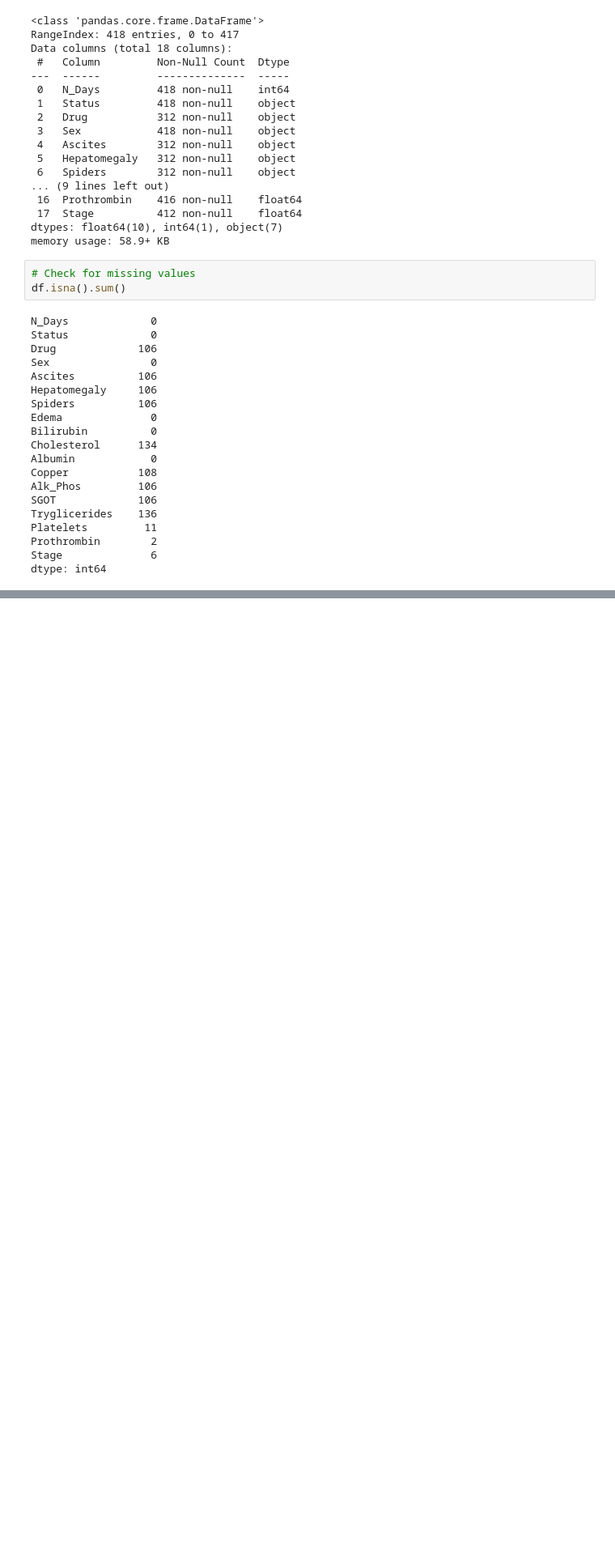
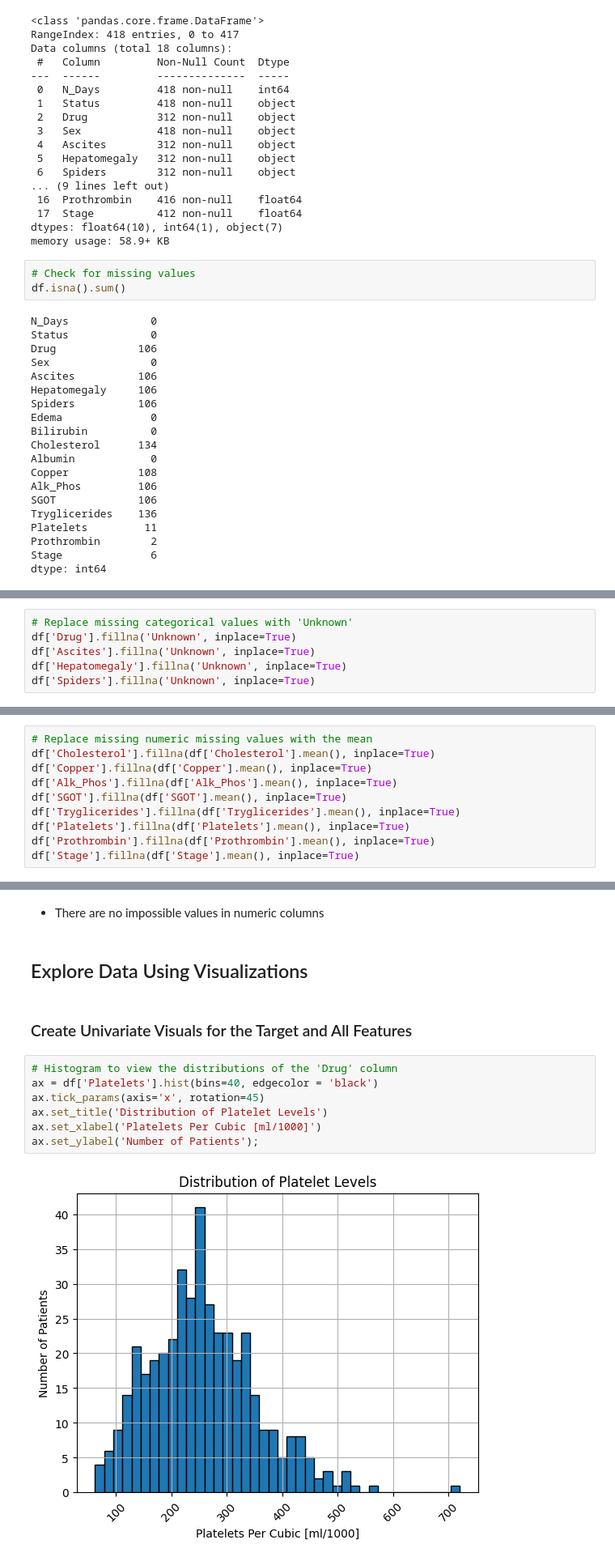
Before and after one commit to Jalicia-Harris/2-Proposed-Dateset-Options, a Jupyter notebook: Prescribed_Drugs_for_Cirrhosis_Predictions_Jalicia_Harris.ipynb, the cells around one changed output, grey strips where cells are left out. Shown at 81% size. Saved outputs shown, nothing was run; the diff lists cells and outputs as text; blank space fills up the shorter version.

```diff
--- a/Prescribed_Drugs_for_Cirrhosis_Predictions_Jalicia_Harris.ipynb
+++ b/Prescribed_Drugs_for_Cirrhosis_Predictions_Jalicia_Harris.ipynb
@@ -160,0 +165,6 @@ dtype: int64
+# %%
+# Replace missing categorical values with 'Unknown'
+df['Drug'].fillna('Unknown', inplace=True)
+df['Ascites'].fillna('Unknown', inplace=True)
+df['Hepatomegaly'].fillna('Unknown', inplace=True)
+df['Spiders'].fillna('Unknown', inplace=True)
@@ -160,0 +173,10 @@ dtype: int64
+# %%
+# Replace missing numeric missing values with the mean
+df['Cholesterol'].fillna(df['Cholesterol'].mean(), inplace=True)
+df['Copper'].fillna(df['Copper'].mean(), inplace=True)
+df['Alk_Phos'].fillna(df['Alk_Phos'].mean(), inplace=True)
+df['SGOT'].fillna(df['SGOT'].mean(), inplace=True)
+df['Tryglicerides'].fillna(df['Tryglicerides'].mean(), inplace=True)
+df['Platelets'].fillna(df['Platelets'].mean(), inplace=True)
+df['Prothrombin'].fillna(df['Prothrombin'].mean(), inplace=True)
+df['Stage'].fillna(df['Stage'].mean(), inplace=True)
@@ -160,0 +236,15 @@ dtype: int64
+# %% [markdown]
+- There are no impossible values in numeric columns
+# %% [markdown]
+## Explore Data Using Visualizations
+# %% [markdown]
+### Create Univariate Visuals for the Target and All Features
+# %%
+# Histogram to view the distributions of the 'Drug' column
+ax = df['Platelets'].hist(bins=40, edgecolor = 'black')
+ax.tick_params(axis='x', rotation=45)
+ax.set_title('Distribution of Platelet Levels')
+ax.set_xlabel('Platelets Per Cubic [ml/1000]')
+ax.set_ylabel('Number of Patients');
+# %% [output]
+[figure, added]
```
Also changed, not shown: parts of 15 cells of this notebook.
